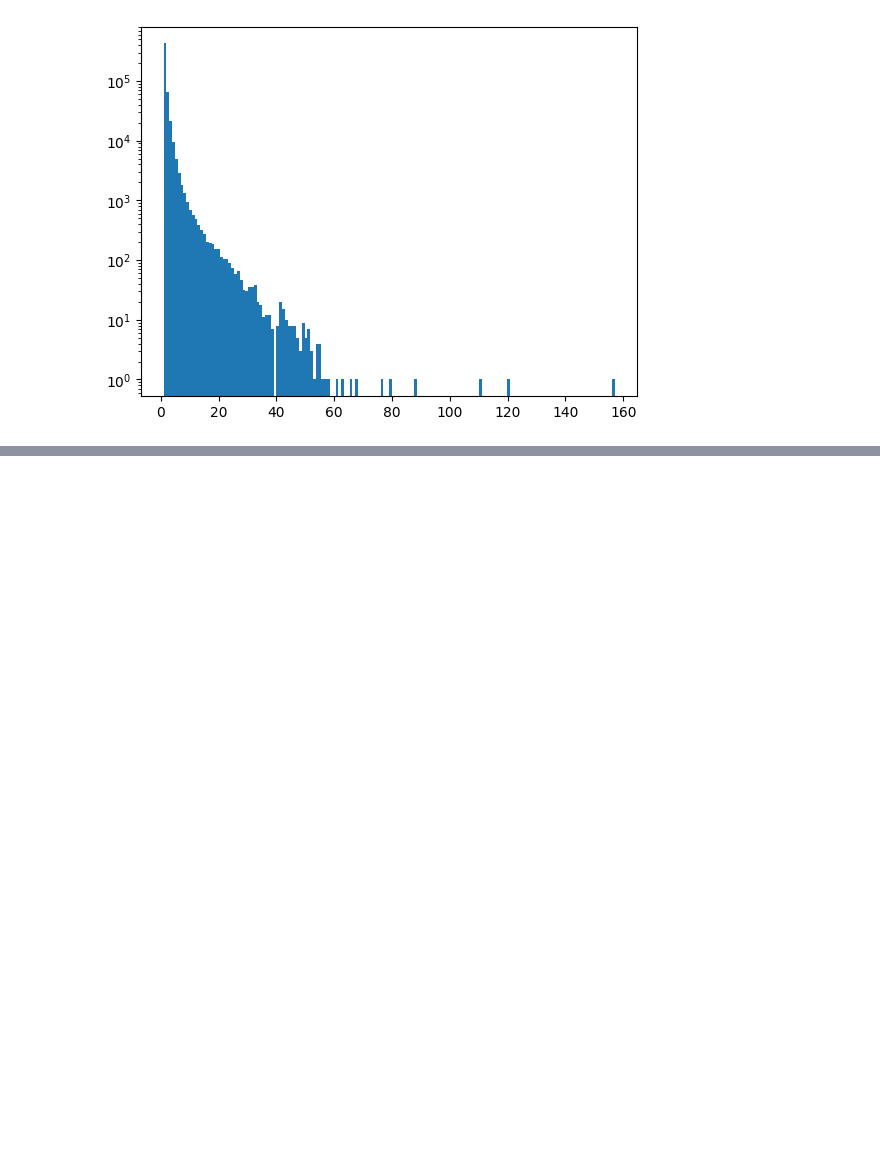
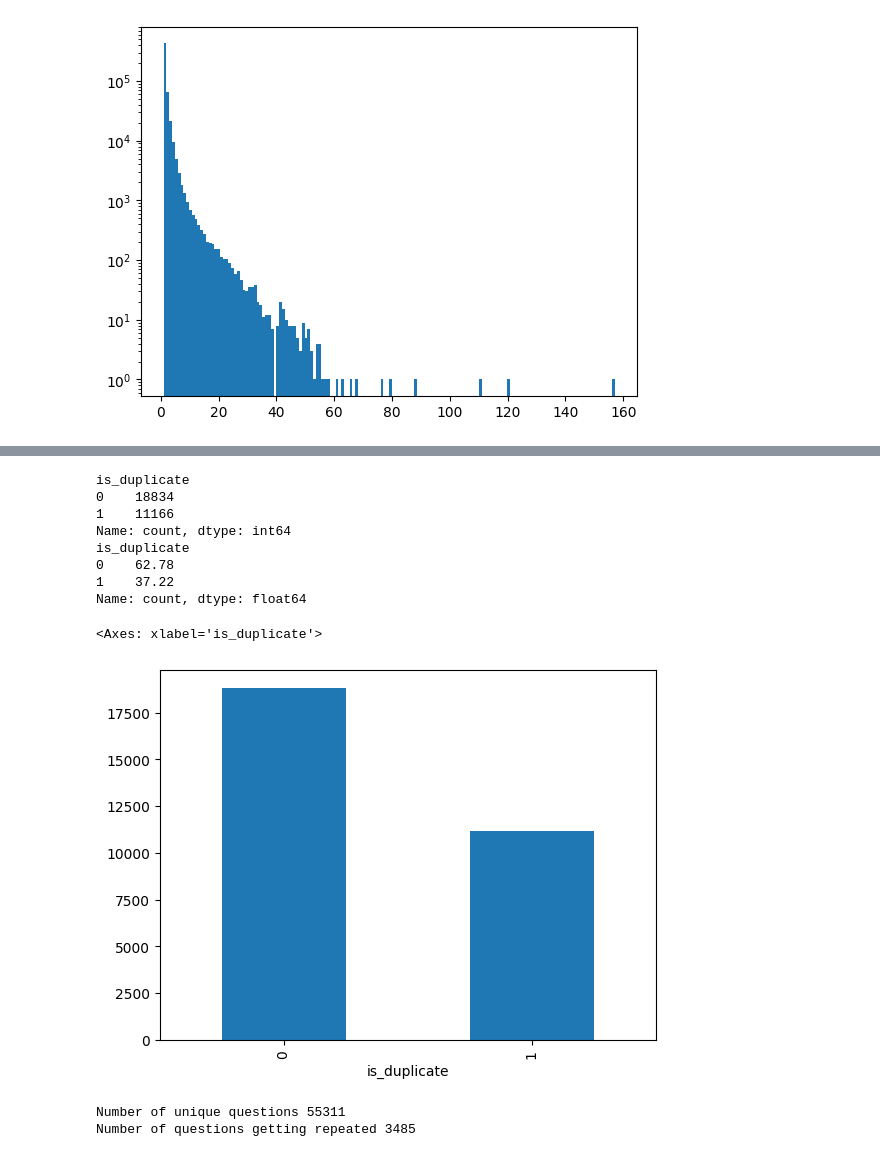
Before and after one commit to harshs-data/Deep-Learning, a Jupyter notebook: DuplicateQuestionPair(NLP_Project).ipynb, the cells around one changed output, grey strips where cells are left out. Cells and saved outputs as stored; diff of their text form; code cells hidden in the pictures; blank space fills up the shorter version.

```diff
--- a/DuplicateQuestionPair(NLP_Project).ipynb
+++ b/DuplicateQuestionPair(NLP_Project).ipynb
@@ -95,0 +185,2 @@ plt.show()
+# %%
+new_df = df.sample(30000, random_state = 2)
@@ -95,0 +198,27 @@ plt.show()
+# %%
+# Distribution of duplicate and non-duplicate questions
+
+print(new_df['is_duplicate'].value_counts())
+print((new_df['is_duplicate'].value_counts()/new_df['is_duplicate'].count())*100)
+new_df['is_duplicate'].value_counts().plot(kind='bar')
+# %% [output]
+is_duplicate
+0    18834
+1    11166
+Name: count, dtype: int64
+is_duplicate
+0    62.78
+1    37.22
+Name: count, dtype: float64
+<Axes: xlabel='is_duplicate'>
+[figure, added]
+# %%
+# Repeated questions
+
+qid = pd.Series(new_df['qid1'].tolist() + new_df['qid2'].tolist())
+print('Number of unique questions',np.unique(qid).shape[0])
+x = qid.value_counts()>1
+print('Number of questions getting repeated',x[x].shape[0])
+# %% [output]
+Number of unique questions 55311
+Number of questions getting repeated 3485
```
Also changed, not shown: parts of 41 cells of this notebook.
